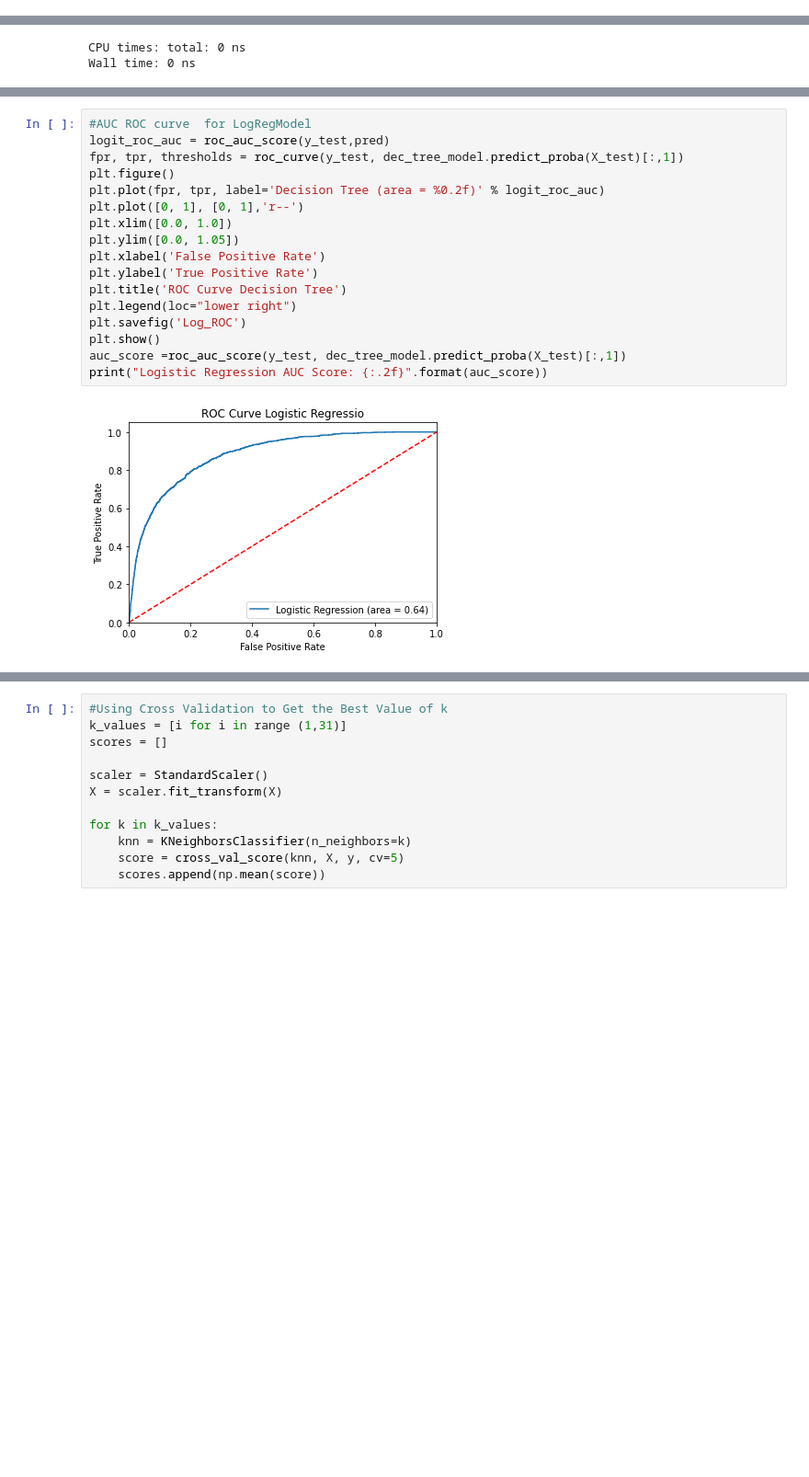
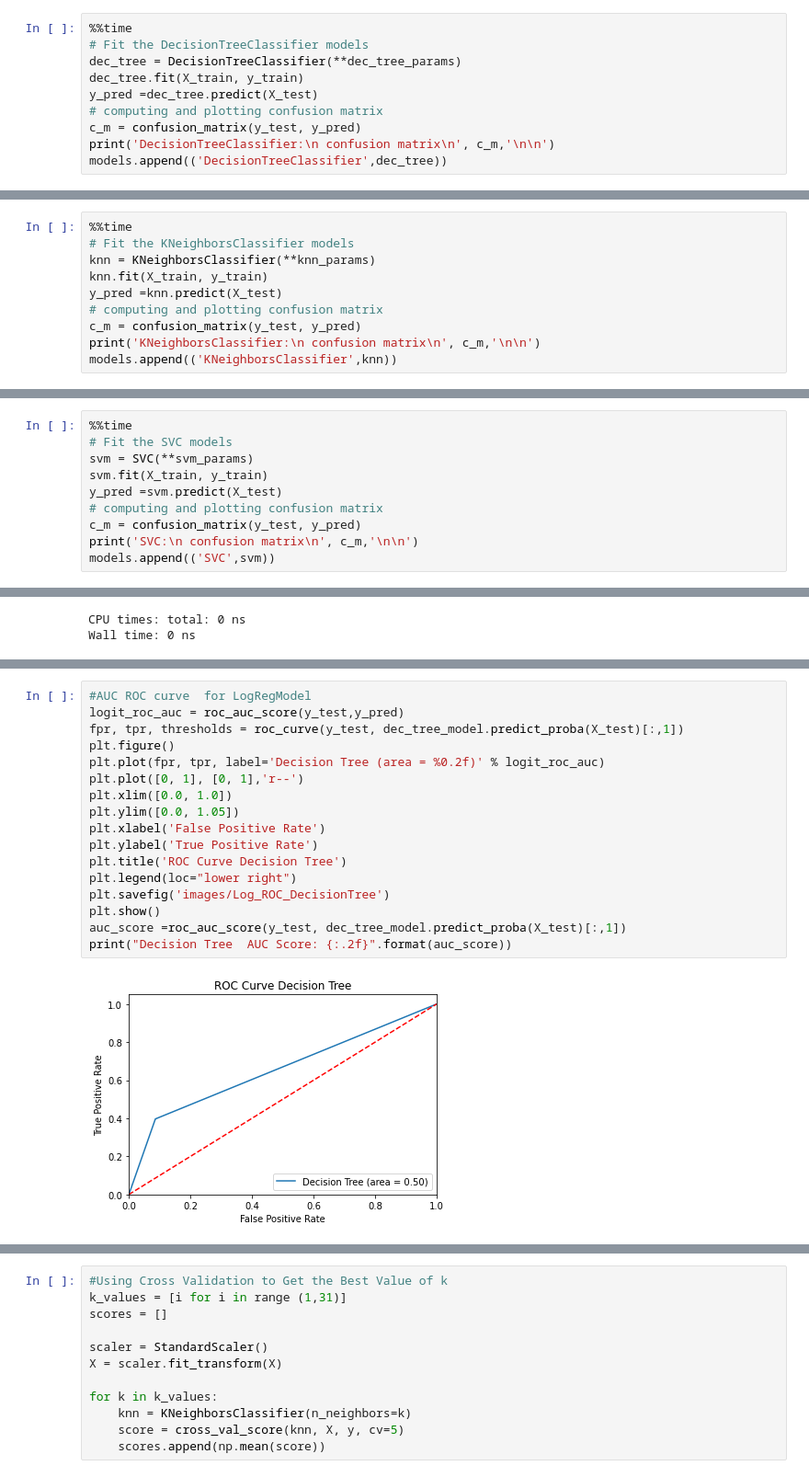
Before and after one commit to pranalee04/BH-PCMLAI-Module17-PracticalApplication-3, a Jupyter notebook: notebook/practical-assignment-3.ipynb, the cells around one changed output, grey strips where cells are left out. Shown at 92% size. Cells and saved outputs as stored; diff of their text form; blank space fills up the shorter version.

```diff
--- a/notebook/practical-assignment-3.ipynb
+++ b/notebook/practical-assignment-3.ipynb
@@ -791,0 +823,10 @@ Now, we aim to compare the performance of the Logistic Regression model to our K
+# %%
+%%time
+# Fit the DecisionTreeClassifier models
+dec_tree = DecisionTreeClassifier(**dec_tree_params)
+dec_tree.fit(X_train, y_train)
+y_pred =dec_tree.predict(X_test)
+# computing and plotting confusion matrix
+c_m = confusion_matrix(y_test, y_pred)
+print('DecisionTreeClassifier:\n confusion matrix\n', c_m,'\n\n')
+models.append(('DecisionTreeClassifier',dec_tree))
@@ -791,0 +842,10 @@ Now, we aim to compare the performance of the Logistic Regression model to our K
+# %%
+%%time
+# Fit the KNeighborsClassifier models
+knn = KNeighborsClassifier(**knn_params)
+knn.fit(X_train, y_train)
+y_pred =knn.predict(X_test)
+# computing and plotting confusion matrix
+c_m = confusion_matrix(y_test, y_pred)
+print('KNeighborsClassifier:\n confusion matrix\n', c_m,'\n\n')
+models.append(('KNeighborsClassifier',knn))
@@ -791,0 +861,10 @@ Now, we aim to compare the performance of the Logistic Regression model to our K
+# %%
+%%time
+# Fit the SVC models
+svm = SVC(**svm_params)
+svm.fit(X_train, y_train)
+y_pred =svm.predict(X_test)
+# computing and plotting confusion matrix
+c_m = confusion_matrix(y_test, y_pred)
+print('SVC:\n confusion matrix\n', c_m,'\n\n')
+models.append(('SVC',svm))
@@ -848,19 +979,19 @@ Wall time: 133 ms
 # %%
 #AUC ROC curve  for LogRegModel
-logit_roc_auc = roc_auc_score(y_test,pred)
+logit_roc_auc = roc_auc_score(y_test,y_pred)
 fpr, tpr, thresholds = roc_curve(y_test, dec_tree_model.predict_proba(X_test)[:,1])
 plt.figure()
 plt.plot(fpr, tpr, label='Decision Tree (area = %0.2f)' % logit_roc_auc)
 plt.plot([0, 1], [0, 1],'r--')
 plt.xlim([0.0, 1.0])
 plt.ylim([0.0, 1.05])
 plt.xlabel('False Positive Rate')
 plt.ylabel('True Positive Rate')
 plt.title('ROC Curve Decision Tree')
 plt.legend(loc="lower right")
-plt.savefig('Log_ROC')
+plt.savefig('images/Log_ROC_DecisionTree')
 plt.show()
 auc_score =roc_auc_score(y_test, dec_tree_model.predict_proba(X_test)[:,1])
-print("Logistic Regression AUC Score: {:.2f}".format(auc_score))
+print("Decision Tree  AUC Score: {:.2f}".format(auc_score))
 # %% [output]
-[figure, old version]
+[figure, new version]
```
Also changed, not shown: parts of 45 cells of this notebook, 8 other files.
